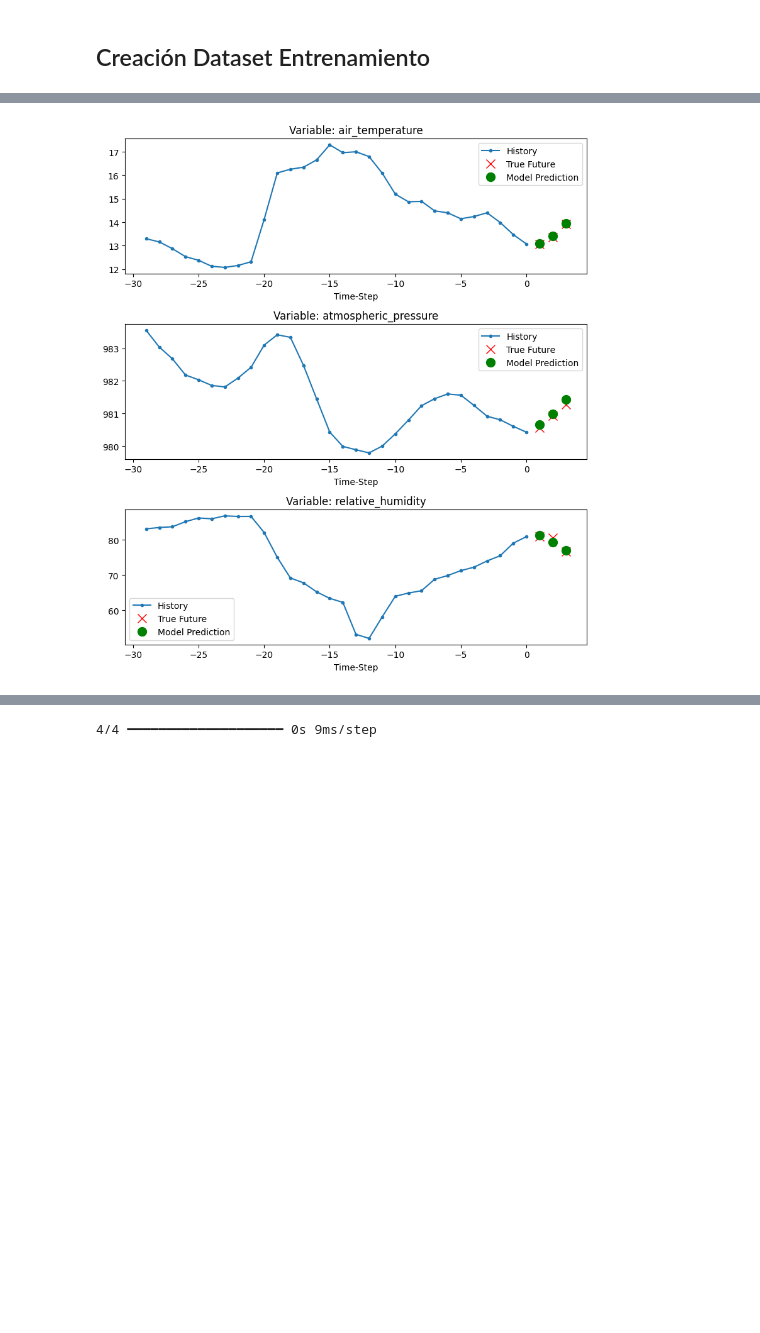
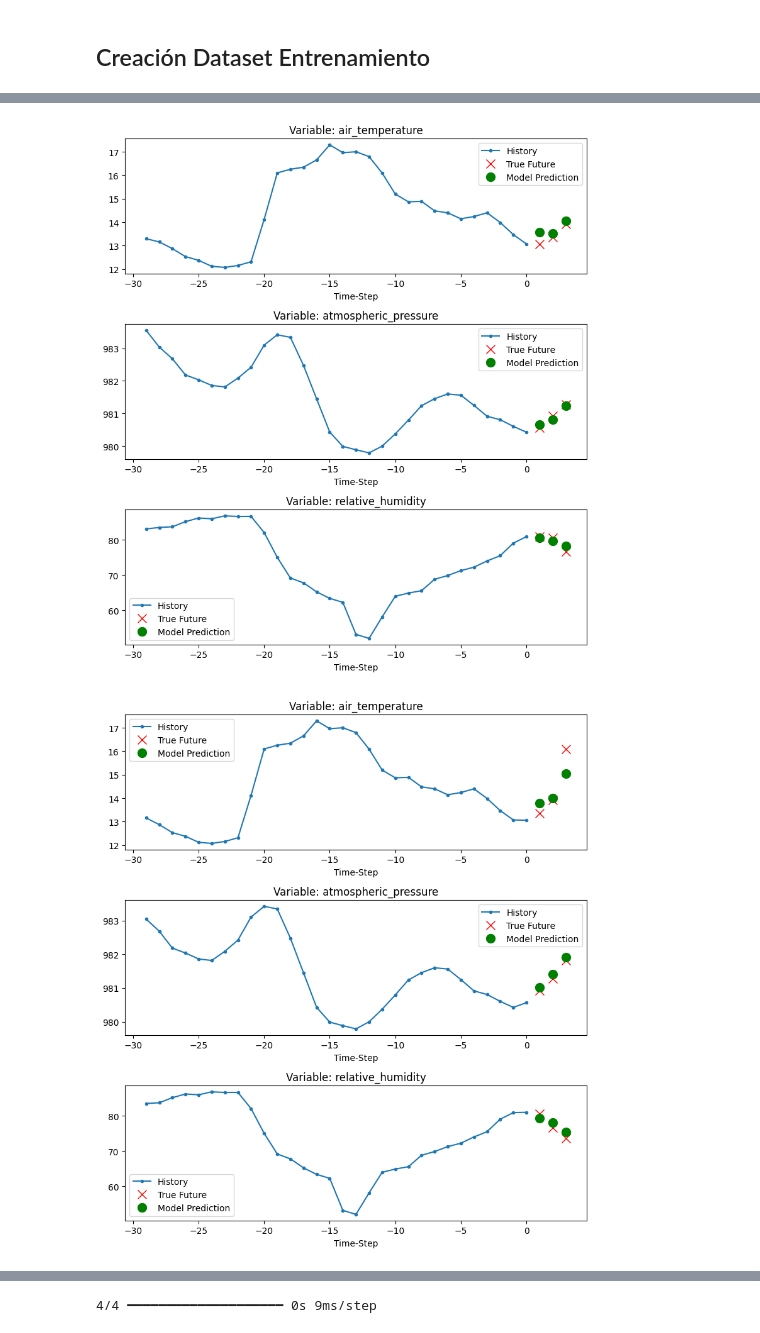
Before and after one commit to jose-r-morera/TFG_Time_Series_Forecast, a Jupyter notebook: tratamiento_datos/analisis_cuesta.ipynb, the cells around one changed output, grey strips where cells are left out. Cells and saved outputs as stored; diff of their text form; code cells hidden in the pictures; blank space fills up the shorter version.

```diff
--- a/tratamiento_datos/analisis_cuesta.ipynb
+++ b/tratamiento_datos/analisis_cuesta.ipynb
@@ -588,9 +600,13 @@ def normalize(data, train_split):
     return [(data - data_mean) / data_std, data_mean, data_std]
 #################################################
 
-features = df.drop(columns="time")
+features = df.drop(columns=["time", "sin_day", "cos_day", "sin_year", "cos_year"])
 normalized_features, mean, std = normalize(features.values, first_2025_day_index)
 normalized_features = pd.DataFrame(normalized_features, columns=features.columns)
+normalized_features["sin_day"] = df["sin_day"]
+normalized_features["cos_day"] = df["cos_day"]
+normalized_features["sin_year"] = df["sin_year"]
+normalized_features["cos_year"] = df["cos_year"]
 print("Normalized: ", normalized_features.head())
 
 train_data = normalized_features.loc[0 : first_2025_day_index]
@@ -607,6 +623,7 @@ label_start = past
 label_end = label_start + first_2025_day_index
 
 x_train = train_data
+# y_train = normalized_features.iloc[label_start:label_end]
 y_train = normalized_features.iloc[label_start:label_end].drop(columns=["sin_day", "cos_day", "sin_year", "cos_year"])
 y_train_multi = np.array([y_train[i:i+future] for i in range(len(y_train) - future + 1)])
 
@@ -616,13 +633,14 @@ x_val_end = len(val_data) - past - future
 val_label_start = first_2025_day_index + past
 
 x_val = val_data.iloc[:x_val_end]
+# y_val = normalized_features.iloc[val_label_start:]
 y_val = normalized_features.iloc[val_label_start:].drop(columns=["sin_day", "cos_day", "sin_year", "cos_year"])
 y_val_multi = np.array([y_val[i:i+future] for i in range(len(y_val) - future + 1)])
 
 # Parameters #
 ##############
 learning_rate = 0.001
-batch_size = 128
+batch_size =128
 epochs = 10
 step = 1
 
@@ -676,7 +693,7 @@ array([ 2.03456658e+01,  9.77212847e+02,  6.85647240e+01, -1.87790700e-17,
 ############
 # Training #
 epochs = 150
-learning_rate = 0.001
+learning_rate = 0.005
 
 dataset_train = tf.data.Dataset.load("dataset_train")
 dataset_val = tf.data.Dataset.load("dataset_val")
@@ -688,10 +705,19 @@ for batch in dataset_train.take(1):
 
 inputs = keras.layers.Input(shape=(inputs.shape[1], inputs.shape[2]))
 lstm_out = keras.layers.LSTM(32)(inputs)
-# lstm_out = keras.layers.LSTM(64, return_sequences=True)(inputs)
+
+#lstm_out = keras.layers.Bidirectional(keras.layers.LSTM(64))(inputs)
+
+#lstm_out = keras.layers.Bidirectional(keras.layers.LSTM(16, return_sequences=True))(inputs)
+#lstm_out = keras.layers.Bidirectional(keras.layers.LSTM(16))(lstm_out)
+
+# lstm_out = keras.layers.LSTM(24, return_sequences=True)(inputs)
 # lstm_out = keras.layers.LSTM(32, return_sequences=True)(lstm_out)
-# lstm_out = keras.layers.LSTM(16)(lstm_out)
+# lstm_out = keras.layers.LSTM(24)(lstm_out)
+
+
 # Ensure the Dense layer outputs the correct shape
+#lstm_out = keras.layers.Dense(16, activation='tanh')(lstm_out)
 output_units = targets.shape[1] * targets.shape[2]  # Flatten output shape
 outputs = keras.layers.Dense(output_units)(lstm_out)
 
@@ -715,11 +741,11 @@ modelckpt_callback = keras.callbacks.ModelCheckpoint(
 
 # Added reduce on plateau
 reduce_lr_callback = tf.keras.callbacks.ReduceLROnPlateau(
-    monitor='loss',
-    factor=0.6,         # reduce LR by a factor of 0.5
-    patience=5,         # wait for 5 epochs before reducing
+    monitor='val_loss',
+    factor=0.7,         # reduce LR by a factor of 0.5
+    patience=4,         # wait for 5 epochs before reducing
     verbose=1,
-    min_lr=1e-6
+    min_lr=1e-7
 )
 
 
@@ -727,7 +753,10 @@ history = model.fit(
     dataset_train,
     epochs=epochs,
     validation_data=dataset_val,
-    callbacks=[es_callback, modelckpt_callback, reduce_lr_callback],
+    #callbacks=[es_callback, modelckpt_callback],
+    #callbacks=[es_callback, modelckpt_callback, reduce_lr_callback],
+    callbacks=[modelckpt_callback, reduce_lr_callback],
+
 )
 
 def visualize_loss(history, title):
@@ -832,5 +867,7 @@ print(feature_names)
 for x, y in dataset_val.take(1):
     prediction = model.predict(x)
     show_plots_for_variables([x[0][:, :3].numpy(), y[0].numpy(), prediction[0]], 0, feature_names, mean, std)
+    show_plots_for_variables([x[1][:, :3].numpy(), y[1].numpy(), prediction[1]], 0, feature_names, mean, std)
+    show_plots_for_variables([x[2][:, :3].numpy(), y[2].numpy(), prediction[2]], 0, feature_names, mean, std)
 # %% [output]
 Index(['air_temperature', 'atmospheric_pressure', 'relative_humidity'], dtype='object')
@@ -838 +875,2 @@ Index(['air_temperature', 'atmospheric_pressure', 'relative_humidity'], dtype='o
-[figure, old version]
+[figure, new version]
+[figure, added]
```
Also changed, not shown: parts of 5 cells of this notebook, 34 other files.
